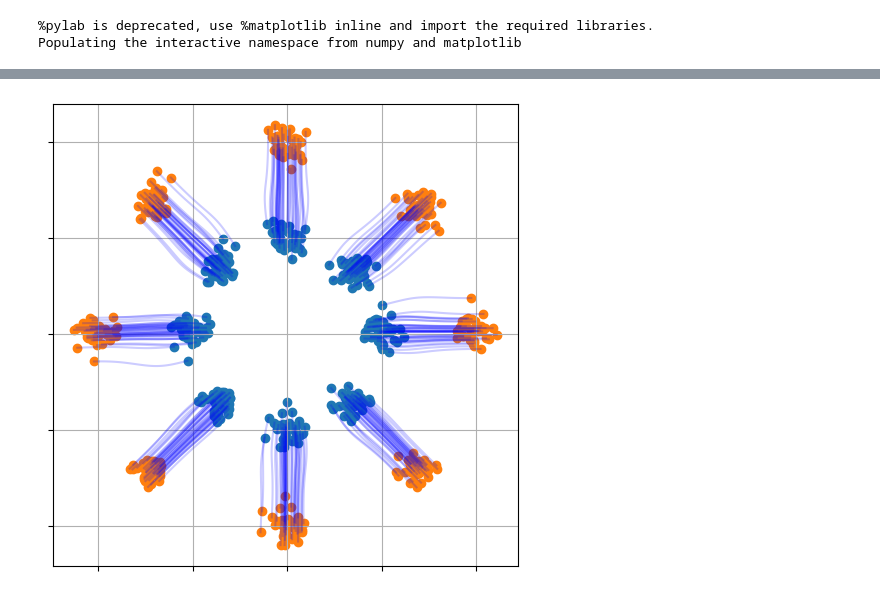
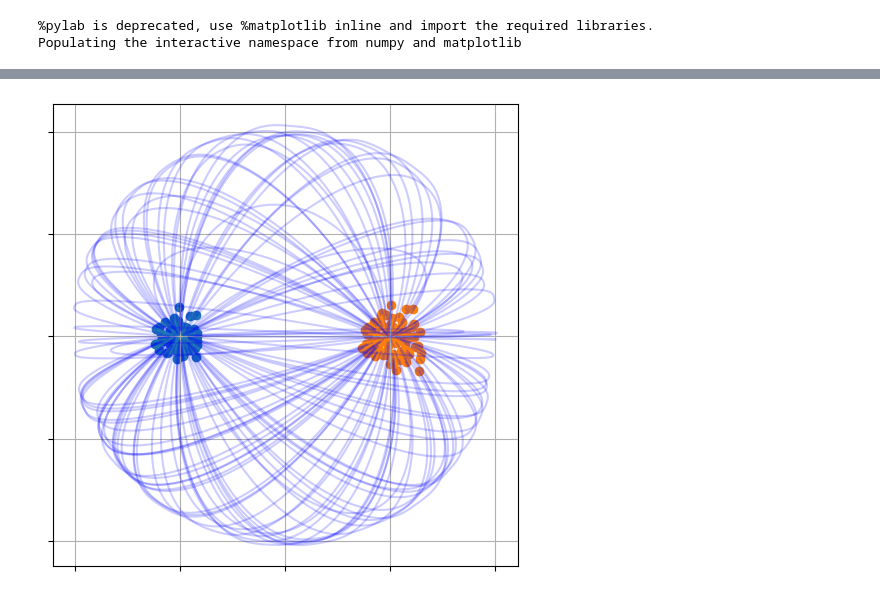
Before and after one commit to necludov/wl-mechanics, a Jupyter notebook: notebooks/visual.ipynb, the cells around one changed output, grey strips where cells are left out. Cells and saved outputs as stored; diff of their text form; code cells hidden in the pictures.

```diff
--- a/notebooks/visual.ipynb
+++ b/notebooks/visual.ipynb
@@ -22,9 +22,9 @@ from flax.training import checkpoints
 # %%
-from configs import toy_sb as config
+from configs import toy_ubot as config
 config = config.get_config()
 key = random.PRNGKey(config.seed)
 key, init_key = random.split(key)
-X = datasets.get_toy_data(config, init_key)
+X, inv_scaler = datasets.get_toy_data(config, init_key)
 # %%
 plt.scatter(X[0][:,0], X[0][:,1])
 plt.scatter(X[1][:,0], X[1][:,1])
@@ -78,20 +83,20 @@ solution = np.zeros((X[0].shape[0],n+1,2))
 solution[:,0,:] = X[0]
 t = np.zeros((n+1,1))
 key, loop_key = random.split(key)
-for i in range(100):
-  eps = random.normal(random.fold_in(loop_key, i), shape=(X[0].shape[0], 2))
+for i in range(n):
   solution[:,i+1,:] = solution[:,i,:] + dt*grad_vf(t[i], solution[:,i,:], state_s)
   t[i+1] = t[i] + dt
 # %%
 dt = 1e-2
 n = int(1/dt)
-solution = np.zeros((X[0].shape[0],n+1,2))
-solution[:,0,:] = X[0]
-logw = np.zeros((X[0].shape[0],n+1,1))
+N = 200
+solution = np.zeros((N,n+1,2))
+solution[:,0,:] = X[0][:N]
+logw = np.zeros((N,n+1,1))
 t = np.zeros((n+1,1))
 key, loop_key = random.split(key)
 for i in range(100):
-  eps = random.normal(random.fold_in(loop_key, i), shape=(X[0].shape[0], 2))
+  eps = random.normal(random.fold_in(loop_key, i), shape=(N, 2))
   dxdt, dlogwdt = grad_vf_weighted(t[i], (solution[:,i,:], logw[:,i,:]), state_s)
   solution[:,i+1,:] = solution[:,i,:] + dt*dxdt
   logw[:,i+1,:] = logw[:,i,:] + dt*dlogwdt
@@ -111,7 +116,7 @@ for i in range(100):
 # %%
 from matplotlib.collections import LineCollection
 
-n = 300
+n = N
 w_normed = w/w.max()
 figsize(6,6)
 plt.scatter(solution[:n,0,0], solution[:n,0,1], alpha=1.0)
@@ -119,11 +124,11 @@ plt.scatter(solution[:n,-1,0], solution[:n,-1,1], alpha=w_normed[:,-1])
 for i in range(n):
   points = solution[i,::4,:].reshape(-1,1,2)
   segments = np.concatenate([points[:-1], points[1:]], axis=1)
-  lc = LineCollection(segments, cmap=plt.get_cmap('Blues'), norm=plt.Normalize(0, 1), alpha=0.3)
+  lc = LineCollection(segments, cmap=plt.get_cmap('Blues'), norm=plt.Normalize(0, 0.6), alpha=0.3)
   lc.set_array(w_normed[i,::4])
   plt.gca().add_collection(lc)
 plt.xticks(range(-2,3), [])
 plt.yticks(range(-2,3), [])
 plt.grid()
-# plt.savefig('wl-mechanics/assets/sb.pdf', bbox_inches='tight')
+# plt.savefig('wl-mechanics/assets/ubot.pdf', bbox_inches='tight')
 # %% [output]
@@ -131,13 +136,13 @@ NameError: name 'w' is not defined
 # %%
-n = 300
+n = 100
 figsize(6,6)
 plt.scatter(solution[:n,0,0], solution[:n,0,1])
 plt.scatter(solution[:n,-1,0], solution[:n,-1,1])
 for i in range(n):
   plt.plot(solution[i,:,0], solution[i,:,1], c='blue', alpha=0.2)
 plt.xticks(range(-2,3), [])
 plt.yticks(range(-2,3), [])
 plt.grid()
 # plt.savefig('wl-mechanics/assets/phot.pdf', bbox_inches='tight')
 # %% [output]
-[figure, old version]
+[figure, new version]
```
Also changed, not shown: parts of 9 cells of this notebook, 21 other files.
